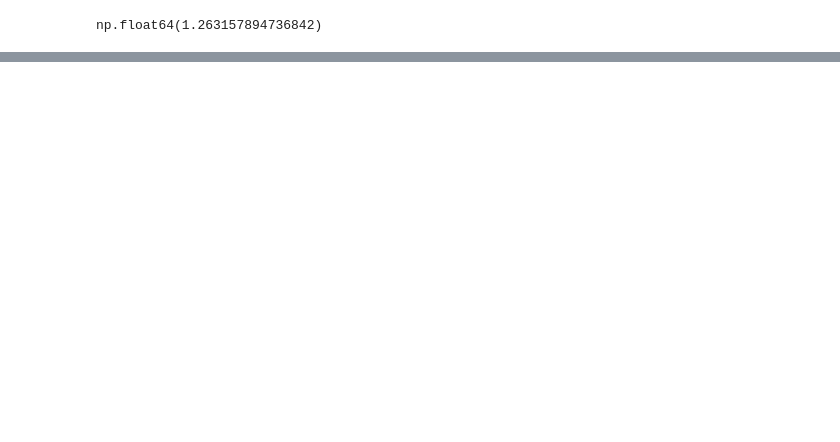
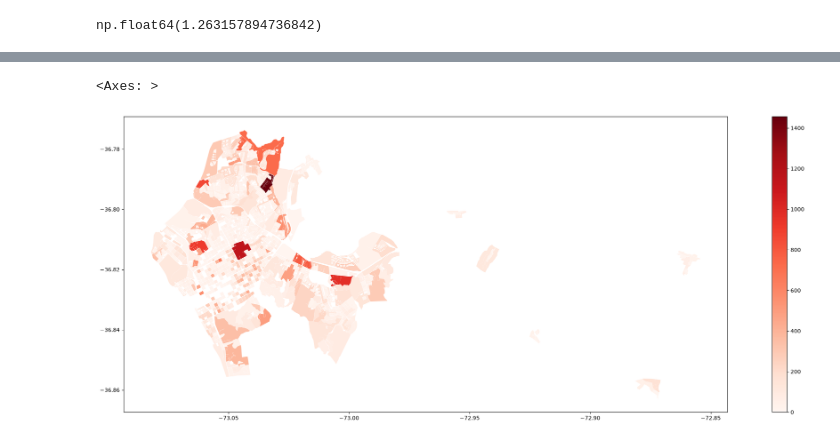
Before and after one commit to zetaso/census-localization, a Jupyter notebook: main.ipynb, the cells around one changed output, grey strips where cells are left out. Saved outputs shown, nothing was run; the diff lists cells and outputs as text; code cells hidden in the pictures; blank space fills up the shorter version.

```diff
--- a/main.ipynb
+++ b/main.ipynb
@@ -267,0 +521,5 @@ TO DO:
+# %%
+infered_blocks_gdf.plot(figsize=(30,10), column="count", cmap="Reds", legend=True)
+# %% [output]
+<Axes: >
+[figure, added]
```
Also changed, not shown: parts of 36 cells of this notebook.
